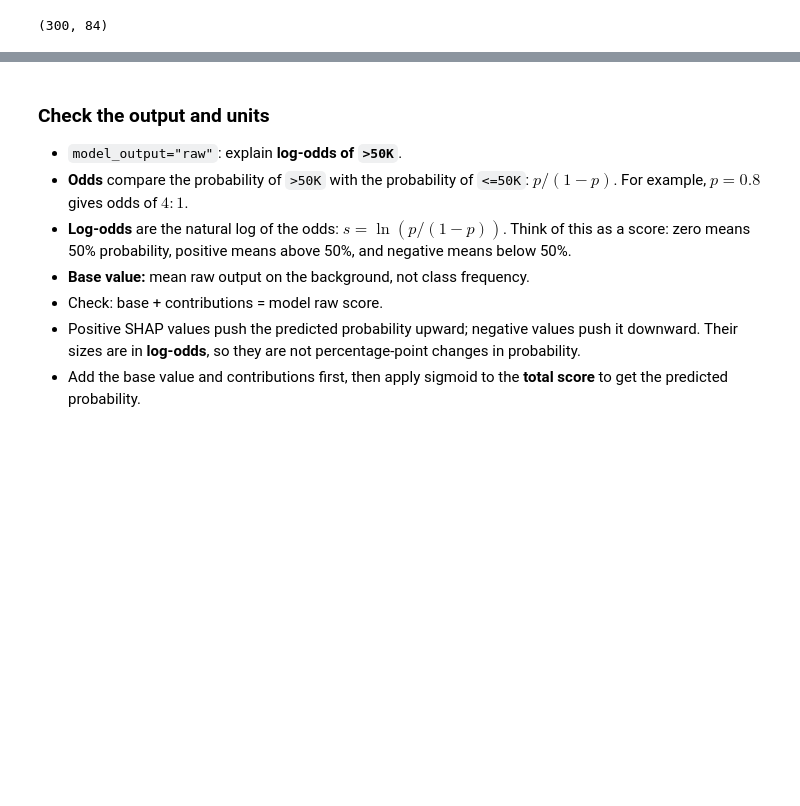
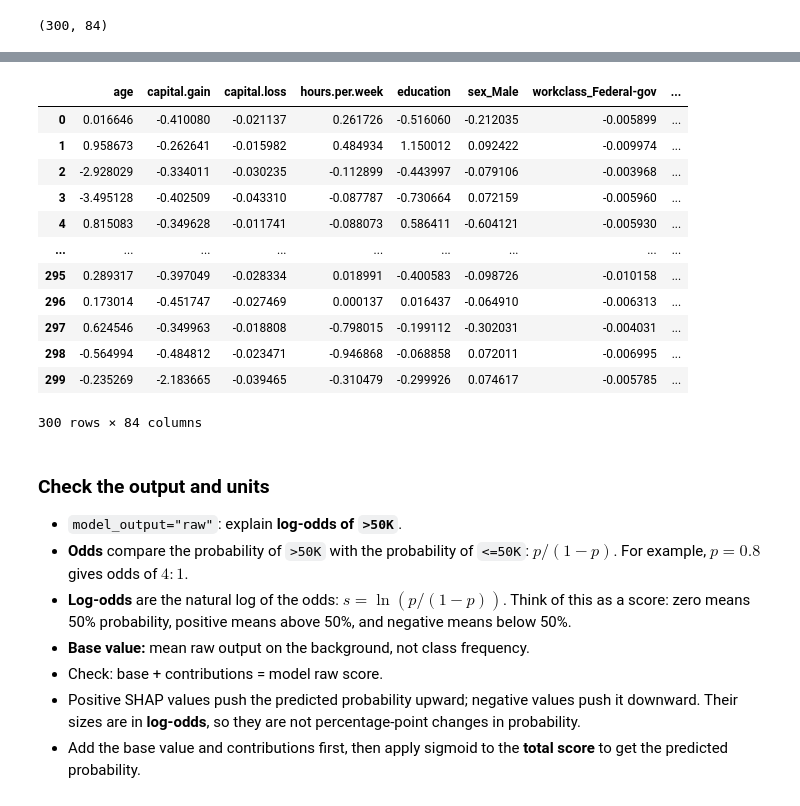
Before and after one commit to UBC-CS/cpsc330-2026W1, a Jupyter notebook: content/classes/varada/lecture-12-feat-importances-demo.ipynb, the cells around one changed output, grey strips where cells are left out. Saved outputs shown, nothing was run; the diff lists cells and outputs as text; code cells hidden in the pictures; blank space fills up the shorter version.

```diff
--- a/content/classes/varada/lecture-12-feat-importances-demo.ipynb
+++ b/content/classes/varada/lecture-12-feat-importances-demo.ipynb
@@ -623,3 +643,19 @@ shap_values.shape
+# %%
+pd.DataFrame(shap_values.values, columns=lgbm_names.tolist())
+# %% [output]
+|  | age | capital.gain | capital.loss | hours.per.week | education | sex_Male | workclass_Federal-gov | ... |
+| 0 | 0.016646 | -0.410080 | -0.021137 | 0.261726 | -0.516060 | -0.212035 | -0.005899 | ... |
+| 1 | 0.958673 | -0.262641 | -0.015982 | 0.484934 | 1.150012 | 0.092422 | -0.009974 | ... |
+| 2 | -2.928029 | -0.334011 | -0.030235 | -0.112899 | -0.443997 | -0.079106 | -0.003968 | ... |
+| 3 | -3.495128 | -0.402509 | -0.043310 | -0.087787 | -0.730664 | 0.072159 | -0.005960 | ... |
+| 4 | 0.815083 | -0.349628 | -0.011741 | -0.088073 | 0.586411 | -0.604121 | -0.005930 | ... |
+| ... | ... | ... | ... | ... | ... | ... | ... | ... |
+| 295 | 0.289317 | -0.397049 | -0.028334 | 0.018991 | -0.400583 | -0.098726 | -0.010158 | ... |
+| 296 | 0.173014 | -0.451747 | -0.027469 | 0.000137 | 0.016437 | -0.064910 | -0.006313 | ... |
+| 297 | 0.624546 | -0.349963 | -0.018808 | -0.798015 | -0.199112 | -0.302031 | -0.004031 | ... |
+| 298 | -0.564994 | -0.484812 | -0.023471 | -0.946868 | -0.068858 | 0.072011 | -0.006995 | ... |
+| 299 | -0.235269 | -2.183665 | -0.039465 | -0.310479 | -0.299926 | 0.074617 | -0.005785 | ... |
+300 rows × 84 columns
 # %% [markdown]
 ### Check the output and units
 
```
Also changed, not shown: parts of 2 cells of this notebook, 1 other file.
